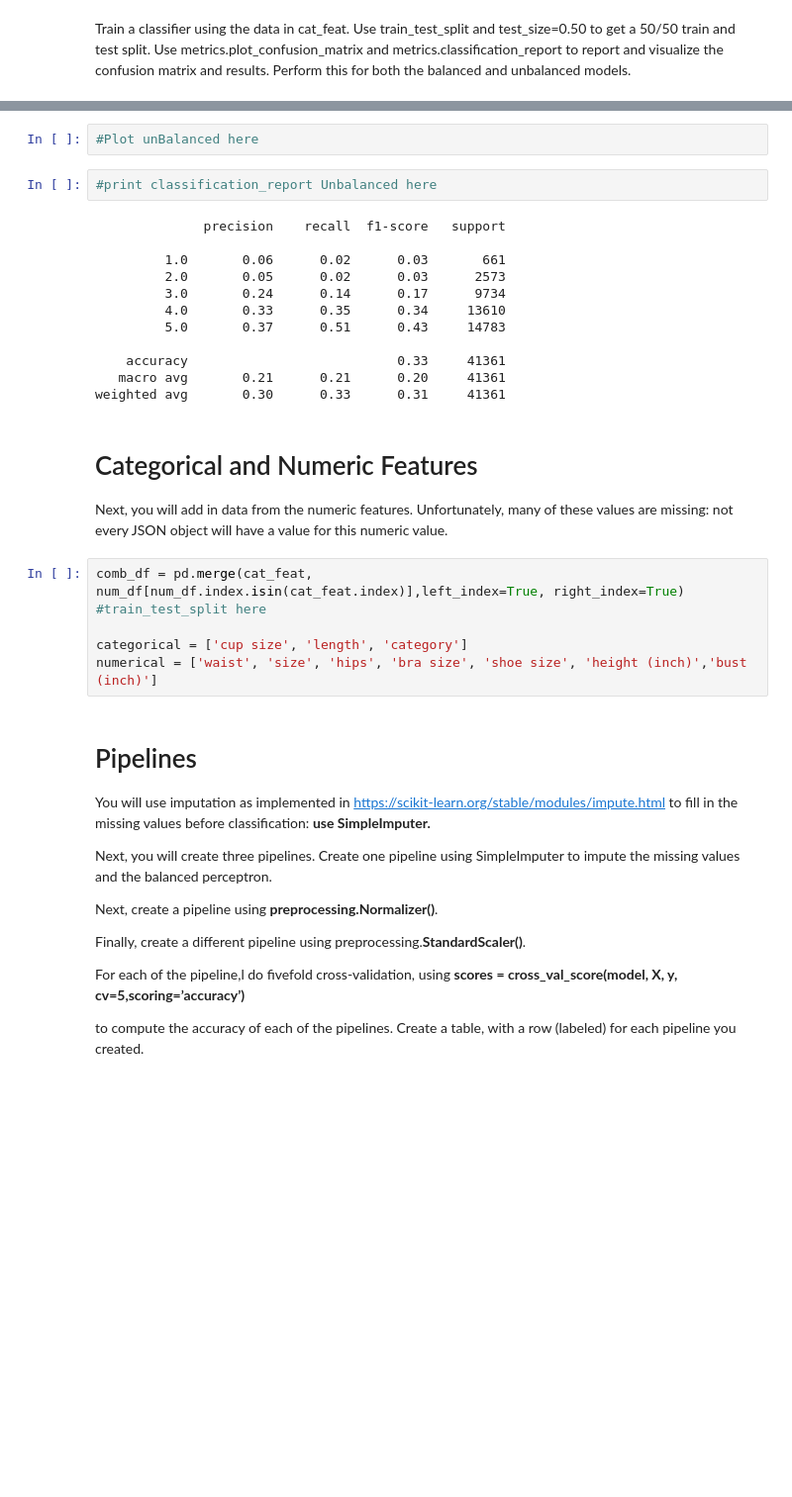
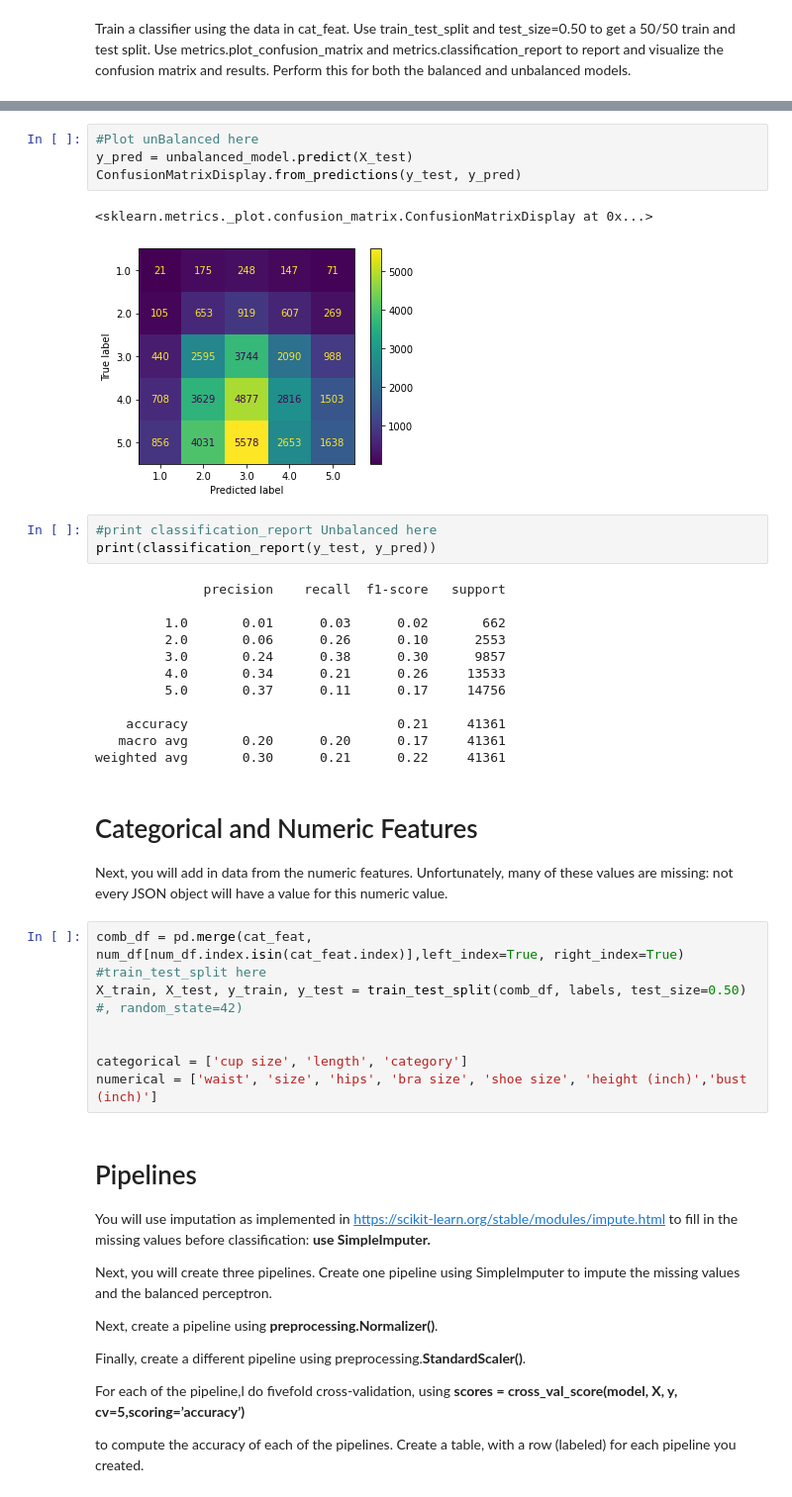
Before and after one commit to zachfreitas/ADS_504_Machine_Learning, a Jupyter notebook: Module_4/Assignment_4/Assignment_Guide_4.ipynb, the cells around one changed output, grey strips where cells are left out. Shown at 99% size. Drawn from its saved outputs; the diff is of its cells as text; blank space fills up the shorter version.

```diff
--- a/Module_4/Assignment_4/Assignment_Guide_4.ipynb
+++ b/Module_4/Assignment_4/Assignment_Guide_4.ipynb
@@ -206,19 +235,25 @@ unbalanced_model = make_pipeline(OneHotEncoder(), Perceptron())
 # %%
 #Plot unBalanced here
+y_pred = unbalanced_model.predict(X_test)
+ConfusionMatrixDisplay.from_predictions(y_test, y_pred)
+# %% [output]
+<sklearn.metrics._plot.confusion_matrix.ConfusionMatrixDisplay at 0x...>
+[figure, added]
 # %%
 #print classification_report Unbalanced here
+print(classification_report(y_test, y_pred))
 # %% [output]
               precision    recall  f1-score   support
 
-         1.0       0.06      0.02      0.03       661
-         2.0       0.05      0.02      0.03      2573
-         3.0       0.24      0.14      0.17      9734
-         4.0       0.33      0.35      0.34     13610
-         5.0       0.37      0.51      0.43     14783
+         1.0       0.01      0.03      0.02       662
+         2.0       0.06      0.26      0.10      2553
+         3.0       0.24      0.38      0.30      9857
+         4.0       0.34      0.21      0.26     13533
+         5.0       0.37      0.11      0.17     14756
 
-    accuracy                           0.33     41361
-   macro avg       0.21      0.21      0.20     41361
-weighted avg       0.30      0.33      0.31     41361
+    accuracy                           0.21     41361
+   macro avg       0.20      0.20      0.17     41361
+weighted avg       0.30      0.21      0.22     41361
 # %% [markdown]
 # Categorical and Numeric Features
 Next, you will add in data from the numeric features. Unfortunately, many of these values are
@@ -226,6 +261,8 @@ missing: not every JSON object will have a value for this numeric value.
 # %%
 comb_df = pd.merge(cat_feat, num_df[num_df.index.isin(cat_feat.index)],left_index=True, right_index=True)
 #train_test_split here
+X_train, X_test, y_train, y_test = train_test_split(comb_df, labels, test_size=0.50) #, random_state=42)
+
 
 categorical = ['cup size', 'length', 'category']
 numerical = ['waist', 'size', 'hips', 'bra size', 'shoe size', 'height (inch)','bust (inch)']
```
Also changed, not shown: parts of 5 cells of this notebook.
